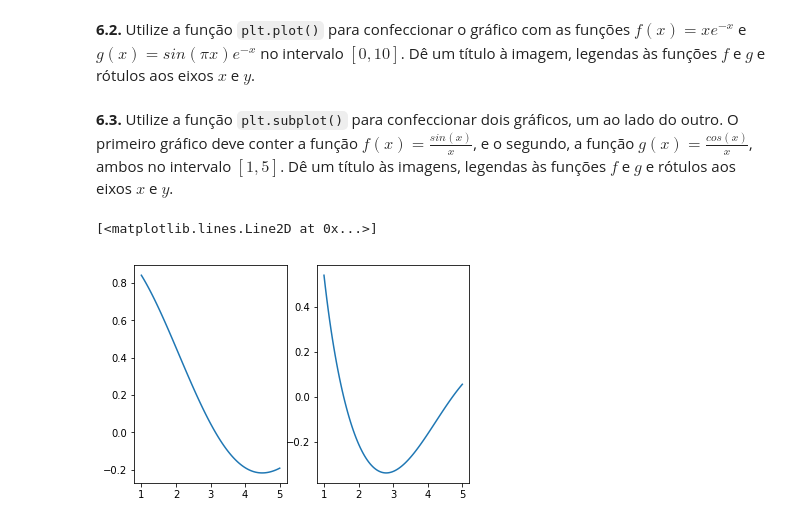
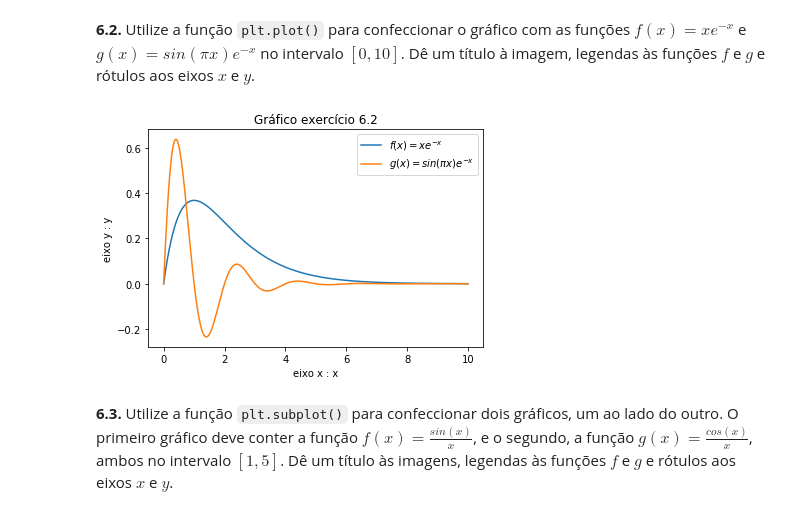
Before and after one commit to grupo-estudo-metodos/listas, a Jupyter notebook: MNE_L01.ipynb, the cells around one changed output. Saved outputs shown, nothing was run; the diff lists cells and outputs as text; code cells hidden in the pictures.

```diff
--- a/MNE_L01.ipynb
+++ b/MNE_L01.ipynb
@@ -171,21 +313,17 @@ Iniciando a utilização do módulo _matplotlib_. Resolva os exercícios abaixo.
 # %% [markdown]
 **6.2.** Utilize a função `plt.plot()` para confeccionar o gráfico com as funções $f(x) = xe^{-x}$ e $g(x) = sin(\pi x)e^{-x}$ no intervalo $[0, 10]$. Dê um título à imagem, legendas às funções $f$ e $g$ e rótulos aos eixos $x$ e $y$.
+# %%
+x=np.linspace(0,10,500)
+y1=x*np.exp(-x)
+y2=np.sin(np.pi*x)*exp(-x)
+plot(x,y1)
+plot(x,y2)
+title('Gráfico exercício 6.2')
+xlabel('eixo x : x')
+ylabel('eixo y : y')
+legend(['$f(x) = xe^{-x}$', '$g(x) = sin(\pi x)e^{-x}$'])
+show()
+# %% [output]
+[figure, added]
 # %% [markdown]
 **6.3.** Utilize a função `plt.subplot()` para confeccionar dois gráficos, um ao lado do outro. O primeiro gráfico deve conter a função $f(x) = \frac{sin(x)}{x}$, e o segundo, a função $g(x) = \frac{cos(x)}{x}$, ambos no intervalo $[1, 5]$. Dê um título às imagens, legendas às funções $f$ e $g$ e rótulos aos eixos $x$ e $y$.
-# %%
-import numpy as np
-import matplotlib.pyplot as plt
-%matplotlib inline
-
-x = np.linspace(1, 5, 100)
-f = np.sin(x) / x
-g = np.cos(x) / x
-
-plt.subplot(1, 2, 1)
-plt.plot(x,f)
-
-plt.subplot(1, 2, 2)
-plt.plot(x,g)
-# %% [output]
-[<matplotlib.lines.Line2D at 0x...>]
-[figure, removed]
```
Also changed, not shown: parts of 20 cells of this notebook.
